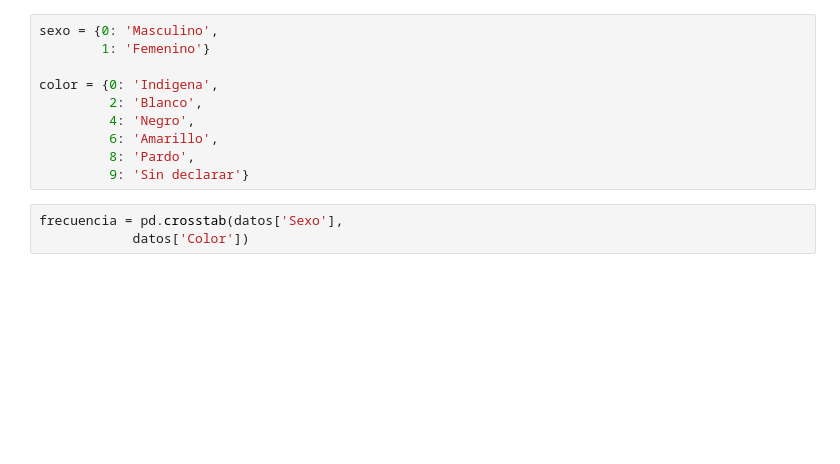
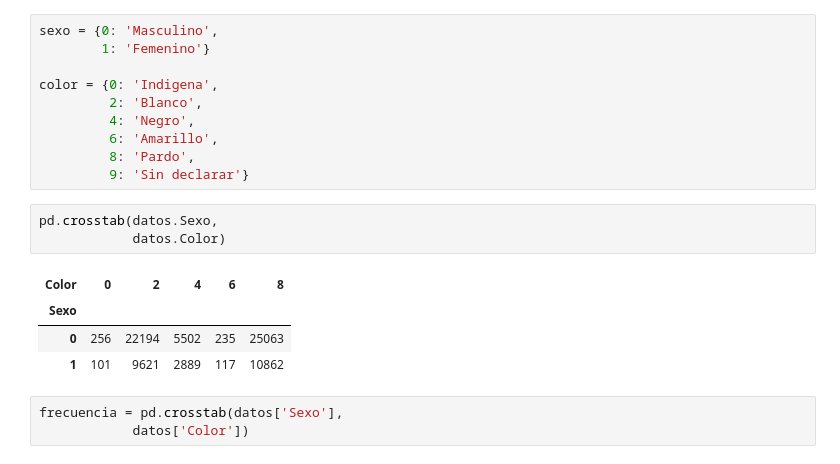
Before and after one commit to novemberrn/Amigo-secreto-1, a Jupyter notebook: curso_de_estad_stica_con_python_1.ipynb, the cells around one changed output. Saved outputs shown, nothing was run; the diff lists cells and outputs as text; blank space fills up the shorter version.

```diff
--- a/curso_de_estad_stica_con_python_1.ipynb
+++ b/curso_de_estad_stica_con_python_1.ipynb
@@ -191,6 +280,14 @@ color = {0: 'Indigena',
          6: 'Amarillo',
          8: 'Pardo',
          9: 'Sin declarar'}
+# %%
+pd.crosstab(datos.Sexo,
+            datos.Color)
+# %% [output]
+| Color | 0 | 2 | 4 | 6 | 8 |
+| Sexo |  |  |  |  |  |
+| 0 | 256 | 22194 | 5502 | 235 | 25063 |
+| 1 | 101 | 9621 | 2889 | 117 | 10862 |
 # %%
 frecuencia = pd.crosstab(datos['Sexo'],
             datos['Color'])
```
Also changed, not shown: parts of 21 cells of this notebook.
